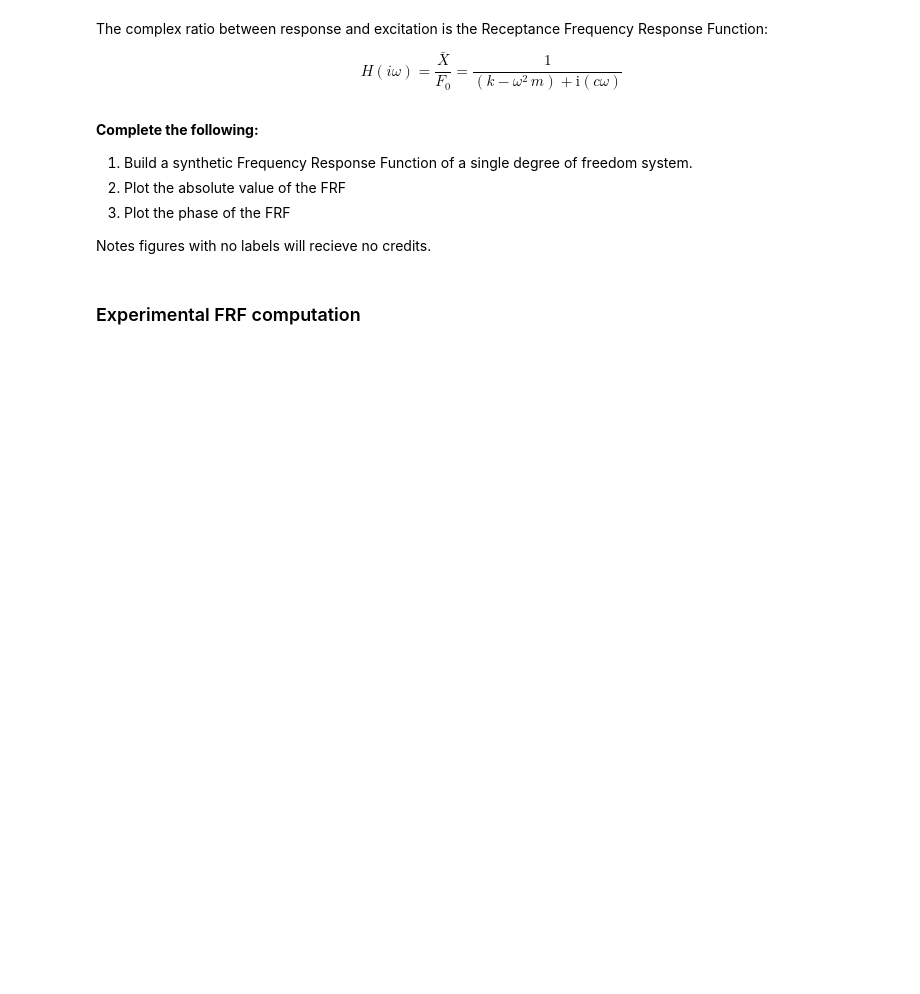
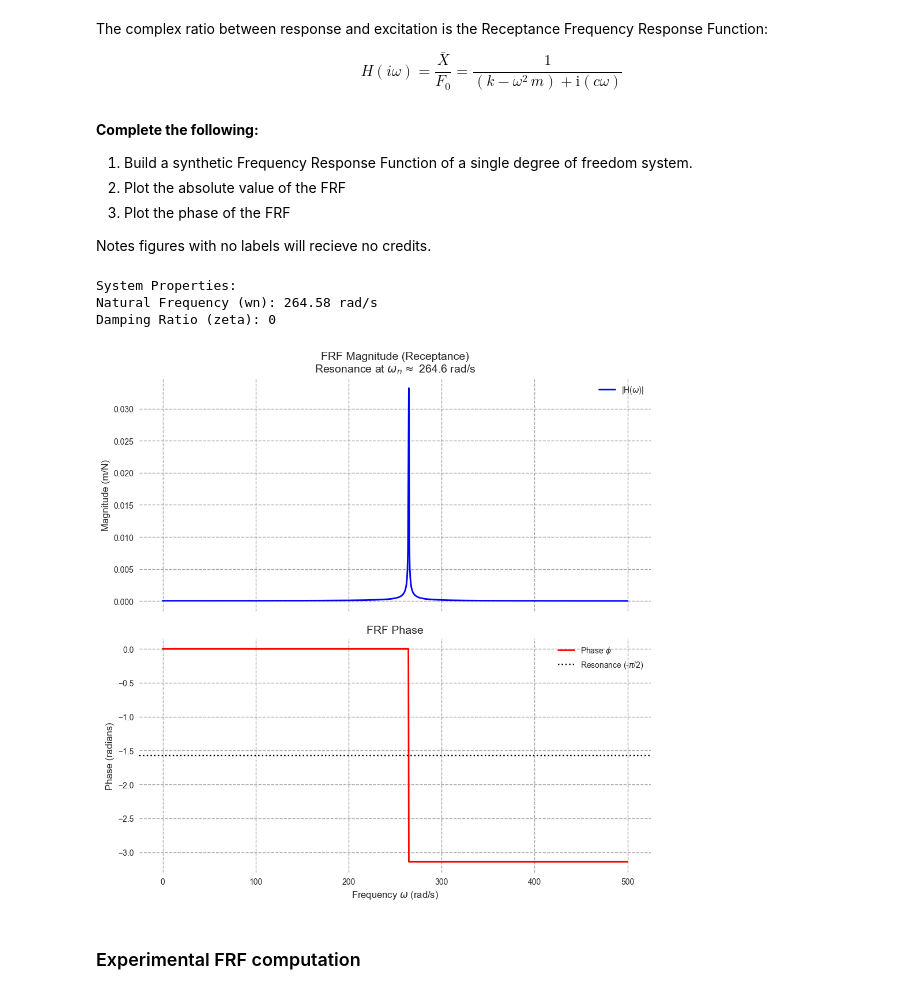
Before and after one commit to HoangNguyen17/AE543, a Jupyter notebook: HW5/HoangNguyen_HW5.ipynb, the cells around one changed output. Drawn from its saved outputs; the diff is of its cells as text; code cells hidden in the pictures; blank space fills up the shorter version.

```diff
--- a/HW5/HoangNguyen_HW5.ipynb
+++ b/HW5/HoangNguyen_HW5.ipynb
@@ -382,3 +377,82 @@ omega = np.linspace(0, 500, 1000)
+# %%
+import numpy as np
+import matplotlib.pyplot as plt
+
+# =========================================================
+# 1. Define System Parameters
+# =========================================================
+k = 21000.0       # Stiffness (N/m)
+m = 0.3           # Mass (kg)
+
+# Frequency range as requested
+omega = np.linspace(0, 500, 1000) # Frequency vector (rad/s)
+
+# =========================================================
+# 2. Derived Parameters
+# =========================================================
+# Natural frequency (rad/s)
+omega_n = np.sqrt(k / m)
+
+# Damping Ratio (zeta)
+# Note: The prompt did not provide damping.
+# We assume a small damping ratio (2%) to ensure the FRF
+# is finite at resonance. If c=0, the magnitude goes to infinity.
+zeta = 0
+
+# Damping coefficient c = 2 * zeta * m * wn
+c = 2 * zeta * m * omega_n
+
+print(f"System Properties:")
+print(f"Natural Frequency (wn): {omega_n:.2f} rad/s")
+print(f"Damping Ratio (zeta): {zeta}")
+
+# =========================================================
+# 3. Calculate FRF (Receptance form: H = X/F)
+# =========================================================
+# Equation: H(w) = 1 / (k - m*w^2 + i*c*w)
+term_stiffness = k
+term_inertia = -m * (omega**2)
+term_damping = 1j * c * omega
+
+H_omega = 1 / (term_stiffness + term_inertia + term_damping)
+
+# Extract Magnitude and Phase
+mag_H = np.abs(H_omega)
+phase_H = np.angle(H_omega) # Returns radians between -pi and pi
+
+# =========================================================
+# 4. Plotting
+# =========================================================
+fig, (ax1, ax2) = plt.subplots(2, 1, figsize=(10, 10), sharex=True)
+
+# --- Plot 1: Magnitude ---
+ax1.plot(omega, mag_H, color='blue', linewidth=2, label=r'|H($\omega$)|')
+ax1.set_ylabel('Magnitude (m/N)', fontsize=12)
+ax1.set_title(f'FRF Magnitude (Receptance)\nResonance at $\omega_n \\approx$ {omega_n:.1f} rad/s', fontsize=14)
+ax1.grid(True, which='both', linestyle='--', alpha=0.7)
+ax1.legend(loc='upper right')
+
+# --- Plot 2: Phase ---
+ax2.plot(omega, phase_H, color='red', linewidth=2, label=r'Phase $\phi$')
+ax2.set_ylabel(r'Phase (radians)', fontsize=12)
+ax2.set_xlabel(r'Frequency $\omega$ (rad/s)', fontsize=12)
+ax2.set_title(r'FRF Phase', fontsize=14)
+ax2.grid(True, which='both', linestyle='--', alpha=0.7)
+
+# Add a reference line at -pi/2 (resonance phase shift)
+ax2.axhline(-np.pi/2, color='black', linestyle=':', label=r'Resonance (-$\pi$/2)')
+ax2.legend(loc='upper right')
+
+# Adjust layout to prevent label overlap
+plt.tight_layout()
+
+# Display the plot
+plt.show()
+# %% [output]
+System Properties:
+Natural Frequency (wn): 264.58 rad/s
+Damping Ratio (zeta): 0
+[figure, added]
 # %% [markdown]
 ### Experimental FRF computation
 # %% [markdown]
```
Also changed, not shown: parts of 5 cells of this notebook.
